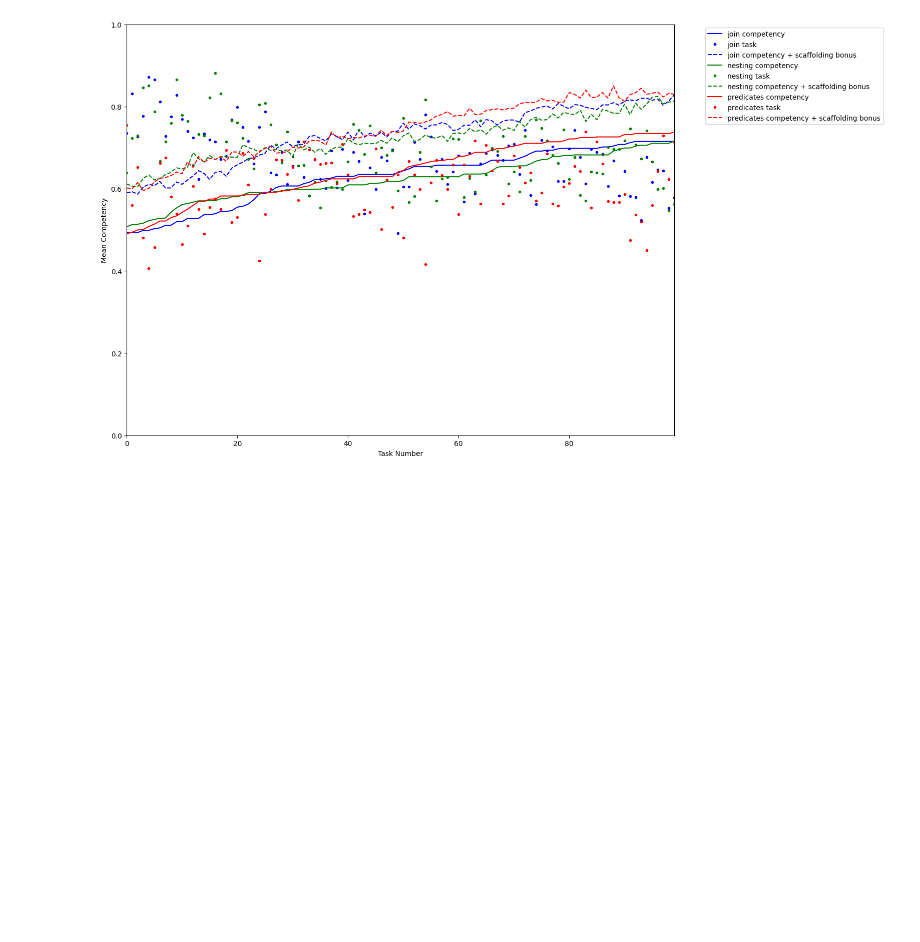
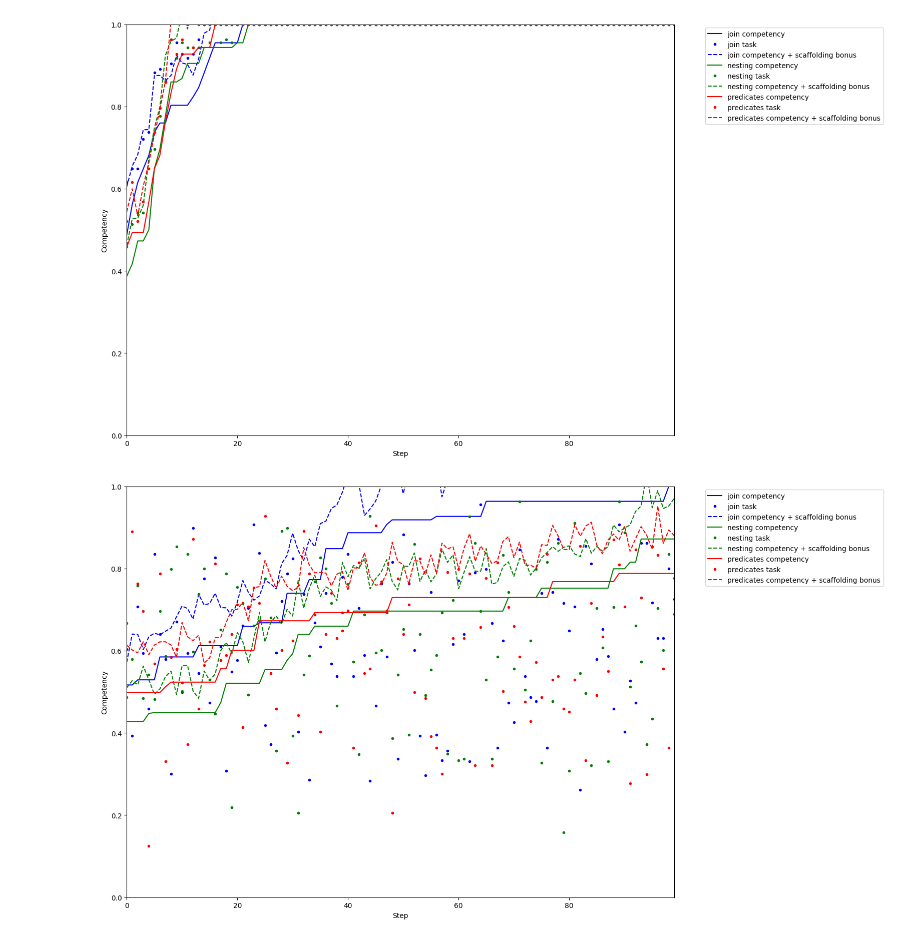
Before and after one commit to TimSchulzRC/dql_task_adaptation, a Jupyter notebook: test_trained_model.ipynb, the cells around one changed output. Drawn from its saved outputs; the diff is of its cells as text; code cells hidden in the pictures; blank space fills up the shorter version.

```diff
--- a/test_trained_model.ipynb
+++ b/test_trained_model.ipynb
@@ -7,18 +7,18 @@ import torch
 import torch.utils.data as Data
 from dkt.loader import transform_sim_data, parse_all_seq, encode_onehot
 
-NUM_QUESTIONS = 9
-HIDDEN_SIZE = 100
-NUM_LAYERS = 3
+NUM_QUESTIONS = 123
+HIDDEN_SIZE = 10
+NUM_LAYERS = 1
 BATCH_SIZE = 64
 
 dkt = DKT(NUM_QUESTIONS, HIDDEN_SIZE, NUM_LAYERS)
-dkt.load("./dkt/dkt.params")
+dkt.load("./dkt/assistment-2009-2010-skilldkt.params")
 model = dkt.dkt_model
 model.eval()
 
 
-def create_task_with_kt_model(simulation_log, dql_model):
+def create_task_with_dkt_model(simulation_log, dql_model):
     transformed_data = transform_sim_data(simulation_log, dql_model).dropna(subset=['skill_id'])
     data = parse_all_seq(transformed_data)
     encoded = encode_onehot(data, NUM_QUESTIONS)
@@ -29,7 +29,9 @@ def create_task_with_kt_model(simulation_log, dql_model):
         task_count = integrated_pred.shape[1]
     return {
         category: [
-            calc_frequency(integrated_pred[0][task_count-1][(category_i * len(dql_model[category])) + i].item()) for i in range(len(dql_model[category]))
+            calc_frequency(
+                integrated_pred[0][task_count-1][(category_i * len(dql_model[category])) + i].item()
+            ) for i in range(len(dql_model[category]))
         ] for category_i, category in enumerate(dql_model)
     }
 # %%
@@ -80,10 +110,15 @@ def simulate_task_adaptation(learner_count: int, mean_competency: float, bonus_d
 
     return simulationLog
-# %%
-from simulation_plot import plot_mean_simulation_log
-
-log = simulate_task_adaptation(10, 0.5, (0.1, 0.002, 0, 0.2))
-
-plot_mean_simulation_log(log)
-# %% [output]
-[figure, removed]
+# %%
+from simulation_plot import plot_mean_simulation_log, plot_simulation_log
+
+log_optimal = simulate_task_adaptation(100, 0.5, (0.1, 0.002, 0, 0.2), type="optimal")
+log_random = simulate_task_adaptation(100, 0.5, (0.1, 0.002, 0, 0.2), type="random")
+log_dkt = simulate_task_adaptation(100, 0.5, (0.1, 0.002, 0, 0.2), type="dkt")
+# %%
+plot_simulation_log(log_optimal, 1)
+plot_simulation_log(log_random, 1)
+plot_simulation_log(log_dkt, 1)
+# %% [output]
+[figure, added]
+[figure, added]
```
Also changed, not shown: parts of 2 cells of this notebook, 17 other files.
